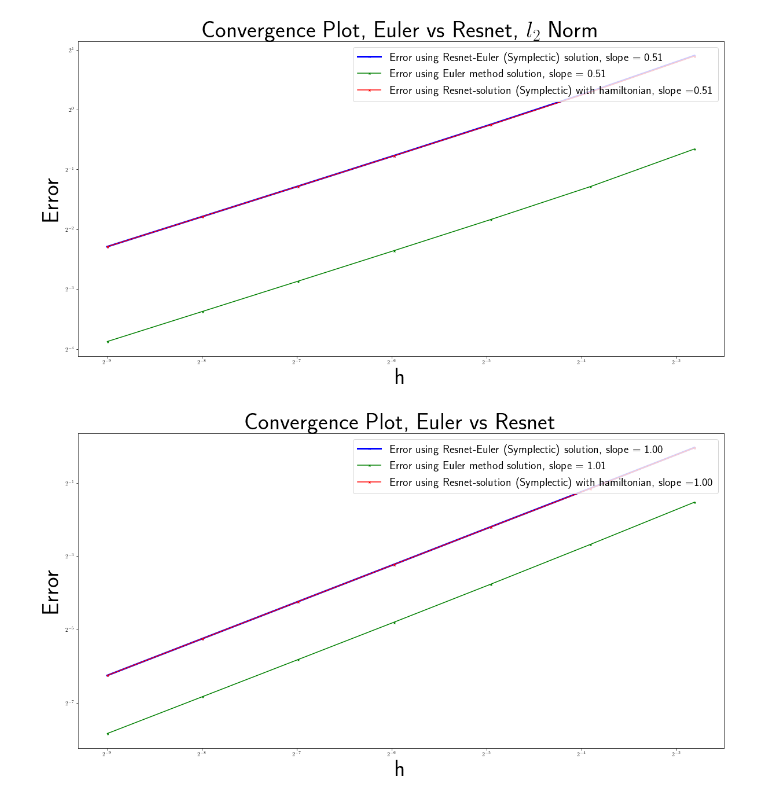
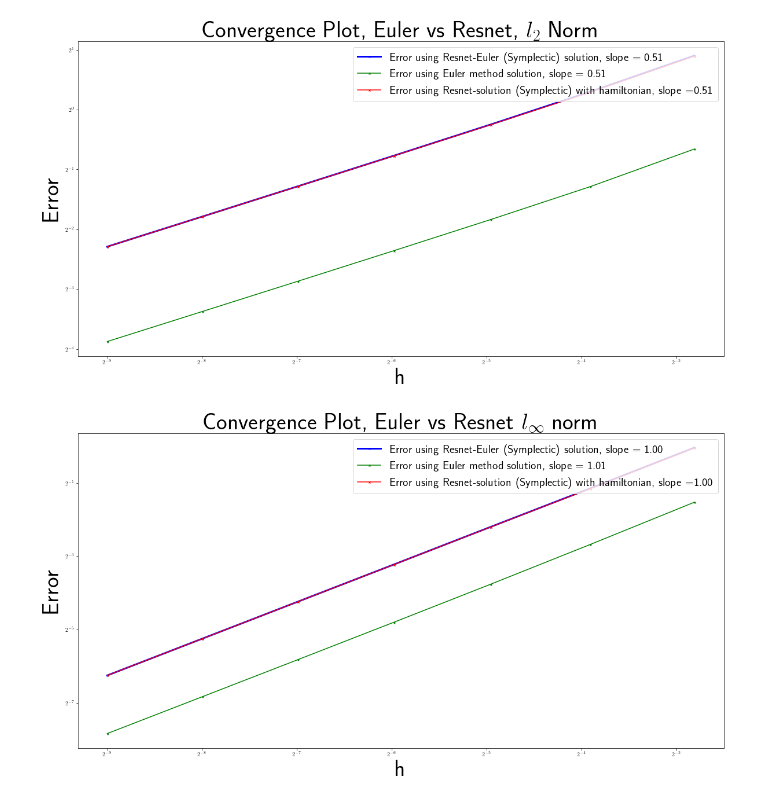
Before and after one commit to PrathamLalwani/ISRA2023, a Jupyter notebook: Solution.ipynb, the cells around one changed output. Saved outputs shown, nothing was run; the diff lists cells and outputs as text; code cells hidden in the pictures.

```diff
--- a/Solution.ipynb
+++ b/Solution.ipynb
@@ -220,17 +222,17 @@ plt.show()
 # %%
 import numpy as np
 a,_ = np.polyfit(np.log(df["h"].values.astype(float)),np.log(df["Max error with True solution"].values.astype(float)),1)
 b,_ =np.polyfit(np.log(euler_df['h'].values.astype(float)),np.log(euler_df["Max error with True solution"].values.astype(float)),1)
 c,_ = np.polyfit(np.log(df_hamiltonian["h"].values.astype(float)),np.log(df_hamiltonian["Max error with True solution"].values.astype(float)),1)
 plt.figure(figsize=figsize)
 plt.loglog(df["h"],df["Max error with True solution"], base = 2,marker='x', markersize=3,color="blue",linewidth=3)
 plt.loglog(euler_df['h'],euler_df["Max error with True solution"], base = 2,marker='x', markersize=3,color="green")
 plt.loglog(df_hamiltonian["h"],df_hamiltonian["Max error with True solution"], base = 2,marker='x', markersize=3,color="red")
 plt.legend(["Error using Resnet-solution solution, slope = "+str(a)[:4],"Error using Euler method solution, slope = "+str(b)[:4]],loc="upper right",prop={'size': 20})
 plt.legend(["Error using Resnet-Euler (Symplectic) solution, slope = "+str(a)[:4],"Error using Euler method solution, slope = "+str(b)[:4],"Error using Resnet-solution (Symplectic) with hamiltonian, slope =" + str(c)[:4]],loc="upper right",prop={'size': 20})
-plt.title("Convergence Plot, Euler vs Resnet",size=40)
+plt.title(r"Convergence Plot, Euler vs Resnet $l_\infty$ norm",size=40)
 plt.xlabel('h',size=40)
 plt.ylabel('Error',size=40)
 plt.show()
 # %% [output]
-[figure, old version]
+[figure, new version]
```
Also changed, not shown: parts of 1 cell of this notebook.
